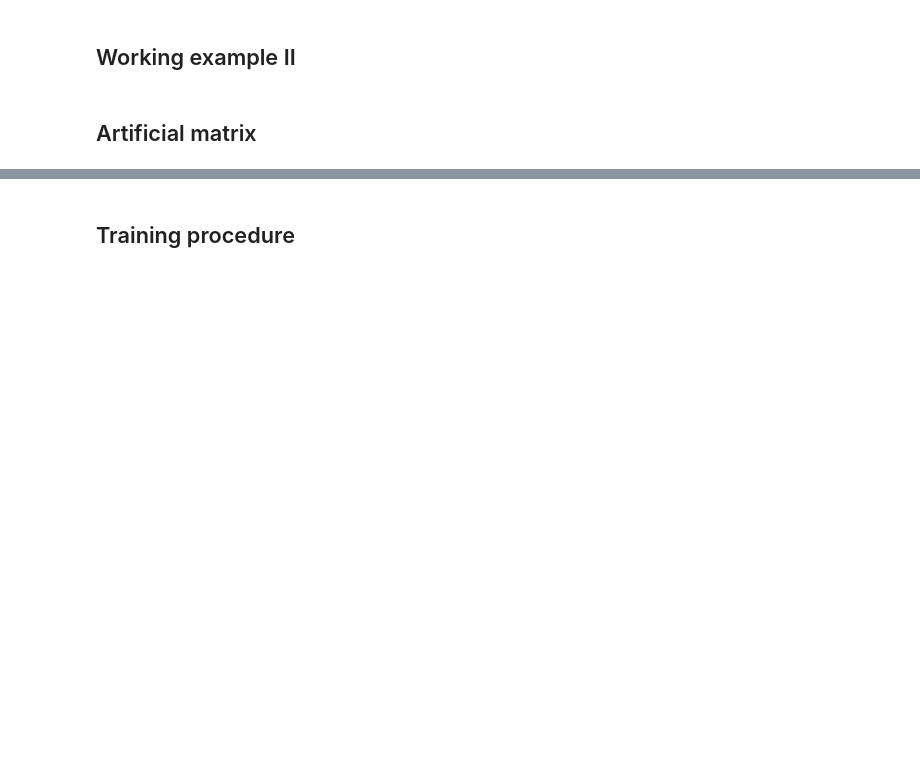
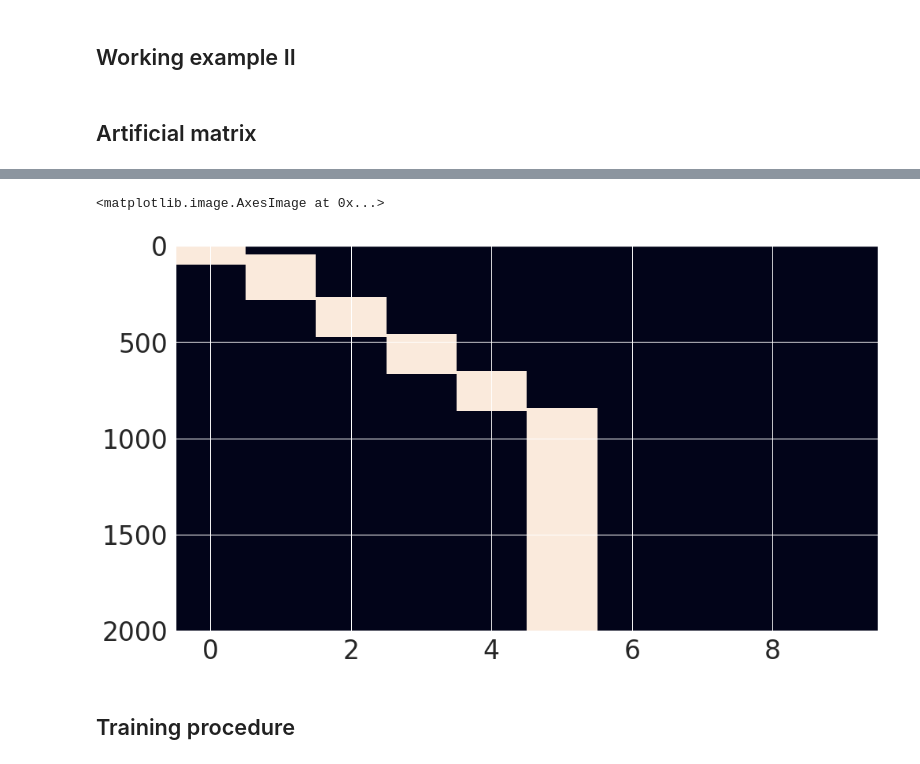
Before and after one commit to h-mayorquin/firing_rate_sequences, a Jupyter notebook: notebooks/2017-11-25(Working example II).ipynb, the cells around one changed output, grey strips where cells are left out. Saved outputs shown, nothing was run; the diff lists cells and outputs as text; code cells hidden in the pictures; blank space fills up the shorter version.

```diff
--- a/notebooks/2017-11-25(Working example II).ipynb
+++ b/notebooks/2017-11-25(Working example II).ipynb
@@ -79,2 +82,7 @@ ax3.legend();
+# %%
+plt.imshow(x_history, aspect='auto')
+# %% [output]
+<matplotlib.image.AxesImage at 0x...>
+[figure, added]
 # %% [markdown]
 ## Training procedure
```
Also changed, not shown: parts of 22 cells of this notebook, 9 other files.
